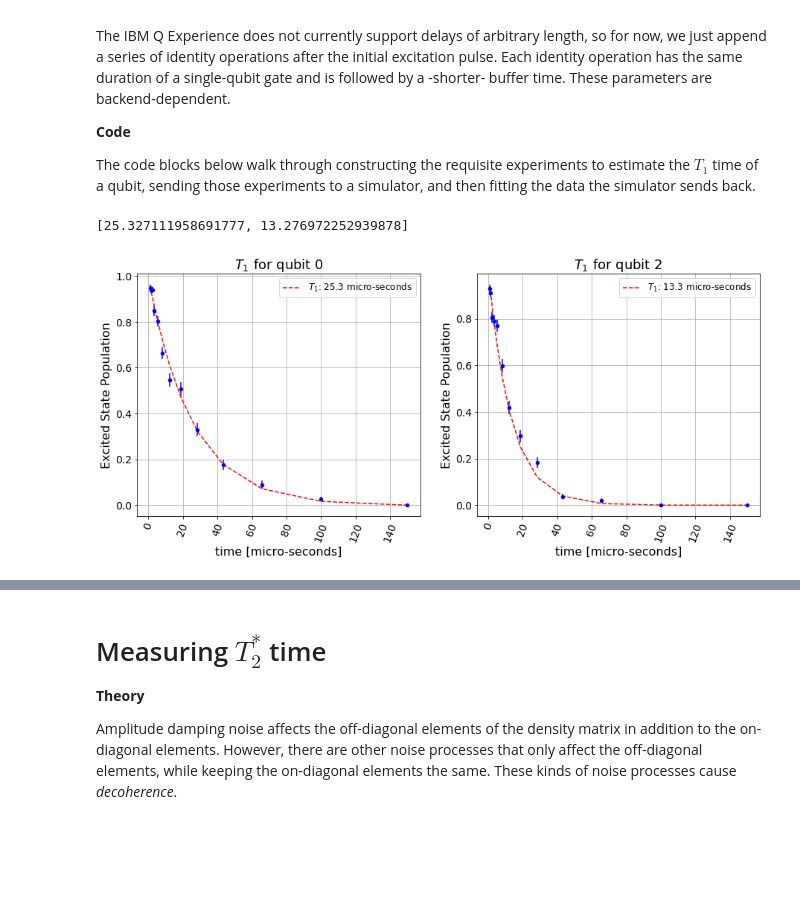
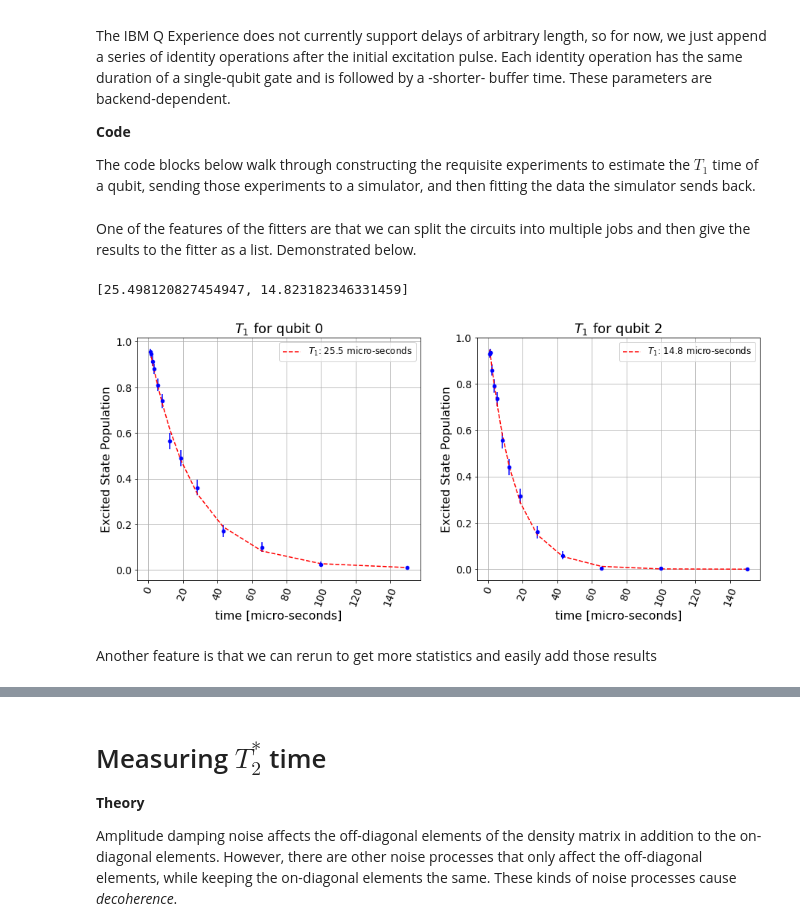
Before and after one commit to qiskit-community/qiskit-ignis, a Jupyter notebook: examples/relaxation_and_decoherence.ipynb, the cells around one changed output, grey strips where cells are left out. Drawn from its saved outputs; the diff is of its cells as text; code cells hidden in the pictures; blank space fills up the shorter version.

```diff
--- a/examples/relaxation_and_decoherence.ipynb
+++ b/examples/relaxation_and_decoherence.ipynb
@@ -78,6 +78,8 @@ qubits = [0, 2]
 
 # Generate experiments
 circs, xdata = t1_circuits(num_of_gates, gate_time, qubits)
+# %% [markdown]
+One of the features of the fitters are that we can split the circuits into multiple jobs and then give the results to the fitter as a list. Demonstrated below.
 # %%
 # Set the simulator with thermal relaxation noise
 t1_0 = 25.0
@@ -90,31 +92,37 @@ noise_model.add_quantum_error(error2, 'id', [2])
 
 # Run the simulator
 backend = qiskit.Aer.get_backend('qasm_simulator')
-shots = 300
-backend_result = qiskit.execute(circs, backend,
+shots = 200
+# For demonstration purposes split the execution into two jobs
+backend_result1 = qiskit.execute(circs[0:5], backend,
                                 shots=shots, noise_model=noise_model).result()
+backend_result2 = qiskit.execute(circs[5:], backend,
+                                shots=shots, noise_model=noise_model).result()
 # %%
 %matplotlib inline
 # Fit the data to an exponential
 # The correct answers are a=1, and c=0, and t1=25/15 for qubit 0/2
 # The user does not know the correct answer exactly,
 # so starts the fit from a different but close location
 
 plt.figure(figsize=(15, 6))
 
 initial_t1 = t1_0*1.2
 initial_a = 1.0
 initial_c = 0.0
-fit = T1Fitter(backend_result, xdata, qubits,
+#pass in a results list
+fit = T1Fitter([backend_result1, backend_result2], xdata, qubits,
                    fit_p0=[initial_a, initial_t1, initial_c],
                    fit_bounds=([0, 0, -1], [2, initial_t1*2, 1]))
 
 for i in range(2):
     ax = plt.subplot(1, 2, i+1)
-    fit.plot_coherence(i, ax)
+    fit.plot(i, ax)
 
-print(fit.time)
+print(fit.time())
 plt.show()
 # %% [output]
-[25.327111958691777, 13.276972252939878]
+[25.498120827454947, 14.823182346331459]
-[figure, old version]
+[figure, new version]
+# %% [markdown]
+Another feature is that we can rerun to get more statistics and easily add those results
```
Also changed, not shown: parts of 5 cells of this notebook, 5 other files.
